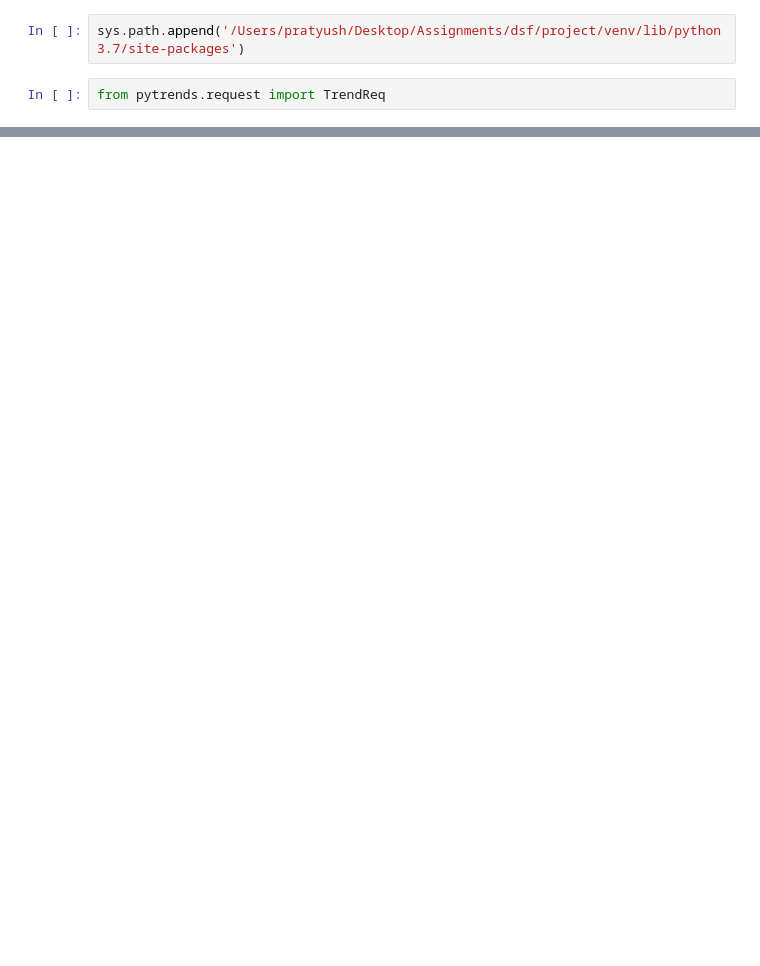
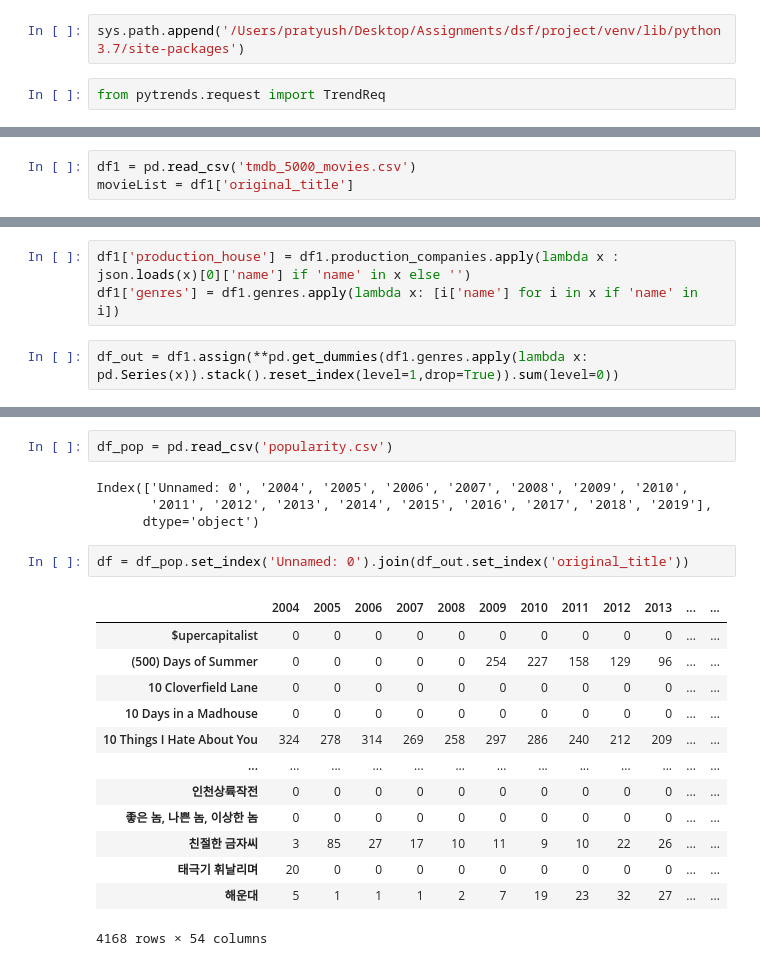
Before and after one commit to batprat7/movie_endurance, a Jupyter notebook: trends.ipynb, the cells around one changed output, grey strips where cells are left out. Drawn from its saved outputs; the diff is of its cells as text; blank space fills up the shorter version.

```diff
--- a/trends.ipynb
+++ b/trends.ipynb
@@ -51,0 +48,3 @@ df
+# %%
+df1 = pd.read_csv('tmdb_5000_movies.csv')
+movieList = df1['original_title']
@@ -51,0 +60,5 @@ df
+# %%
+df1['production_house'] = df1.production_companies.apply(lambda x : json.loads(x)[0]['name'] if 'name' in x else '')
+df1['genres'] = df1.genres.apply(lambda x: [i['name'] for i in x if 'name' in i])
+# %%
+df_out = df1.assign(**pd.get_dummies(df1.genres.apply(lambda x: pd.Series(x)).stack().reset_index(level=1,drop=True)).sum(level=0))
@@ -51,0 +86,22 @@ df
+# %%
+df_pop = pd.read_csv('popularity.csv')
+# %% [output]
+Index(['Unnamed: 0', '2004', '2005', '2006', '2007', '2008', '2009', '2010',
+       '2011', '2012', '2013', '2014', '2015', '2016', '2017', '2018', '2019'],
+      dtype='object')
+# %%
+df = df_pop.set_index('Unnamed: 0').join(df_out.set_index('original_title'))
+# %% [output]
+|  | 2004 | 2005 | 2006 | 2007 | 2008 | 2009 | 2010 | 2011 | 2012 | 2013 | ... | ... |
+| $upercapitalist | 0 | 0 | 0 | 0 | 0 | 0 | 0 | 0 | 0 | 0 | ... | ... |
+| (500) Days of Summer | 0 | 0 | 0 | 0 | 0 | 254 | 227 | 158 | 129 | 96 | ... | ... |
+| 10 Cloverfield Lane | 0 | 0 | 0 | 0 | 0 | 0 | 0 | 0 | 0 | 0 | ... | ... |
+| 10 Days in a Madhouse | 0 | 0 | 0 | 0 | 0 | 0 | 0 | 0 | 0 | 0 | ... | ... |
+| 10 Things I Hate About You | 324 | 278 | 314 | 269 | 258 | 297 | 286 | 240 | 212 | 209 | ... | ... |
+| ... | ... | ... | ... | ... | ... | ... | ... | ... | ... | ... | ... | ... |
+| 인천상륙작전 | 0 | 0 | 0 | 0 | 0 | 0 | 0 | 0 | 0 | 0 | ... | ... |
+| 좋은 놈, 나쁜 놈, 이상한 놈 | 0 | 0 | 0 | 0 | 0 | 0 | 0 | 0 | 0 | 0 | ... | ... |
+| 친절한 금자씨 | 3 | 85 | 27 | 17 | 10 | 11 | 9 | 10 | 22 | 26 | ... | ... |
+| 태극기 휘날리며 | 20 | 0 | 0 | 0 | 0 | 0 | 0 | 0 | 0 | 0 | ... | ... |
+| 해운대 | 5 | 1 | 1 | 1 | 2 | 7 | 19 | 23 | 32 | 27 | ... | ... |
+4168 rows × 54 columns
```
Also changed, not shown: parts of 10 cells of this notebook.
